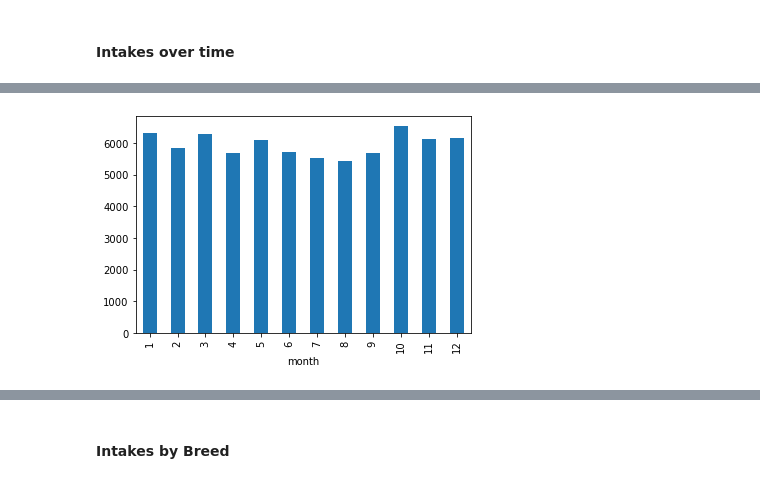
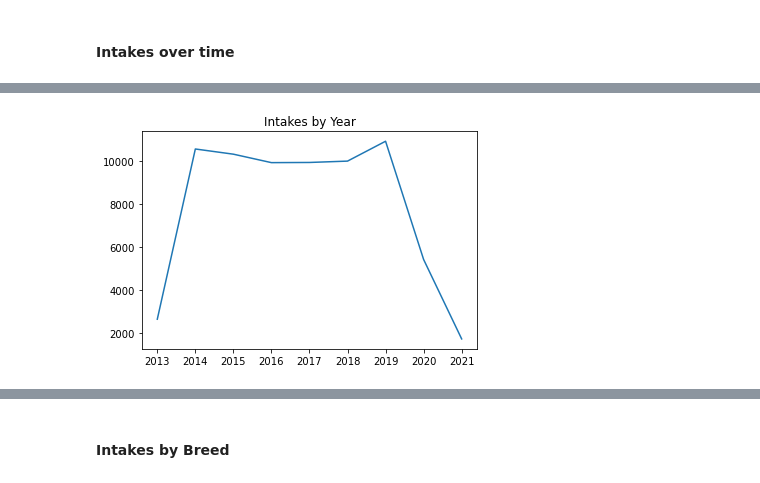
Before and after one commit to lordfrahnk/austin_shelter, a Jupyter notebook: notebooks/5 - Dogs Intakes EDA.ipynb, the cells around one changed output, grey strips where cells are left out. Drawn from its saved outputs; the diff is of its cells as text; code cells hidden in the pictures.

```diff
--- a/notebooks/5 - Dogs Intakes EDA.ipynb
+++ b/notebooks/5 - Dogs Intakes EDA.ipynb
@@ -35,7 +15,2 @@ memory usage: 10.4+ MB
 # %% [markdown]
 #### Intakes over time
-# %%
-dogs['intake_month'] = dogs['datetime'].dt.to_period('m')
-# %%
-dogs['month'] = dogs['datetime'].dt.month
-dogs['year'] = dogs['datetime'].dt.year
@@ -46,4 +17,7 @@ dogs.groupby('year')['animal_id'].count().plot(kind='line');
-# %%
-dogs.groupby('month')['animal_id'].count().plot(kind='bar');
-# %% [output]
-[figure, removed]
+# %%
+data = dogs['intake_year'].value_counts().reset_index().sort_values('index')
+
+plt.plot(data['index'], data['intake_year'])
+plt.title('Intakes by Year');
+# %% [output]
+[figure, added]
```
Also changed, not shown: parts of 12 cells of this notebook.
